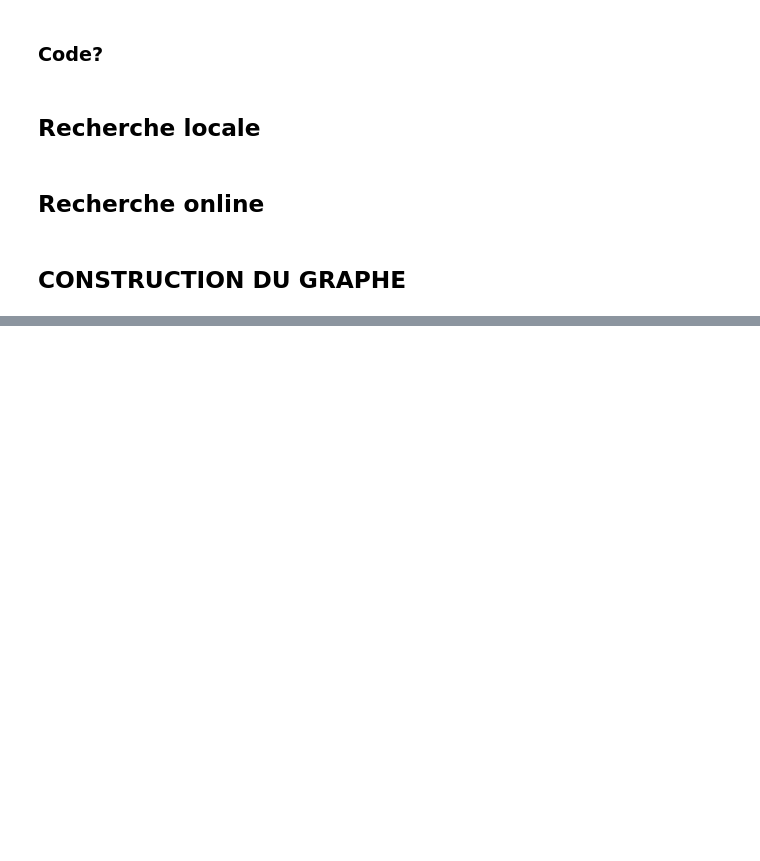
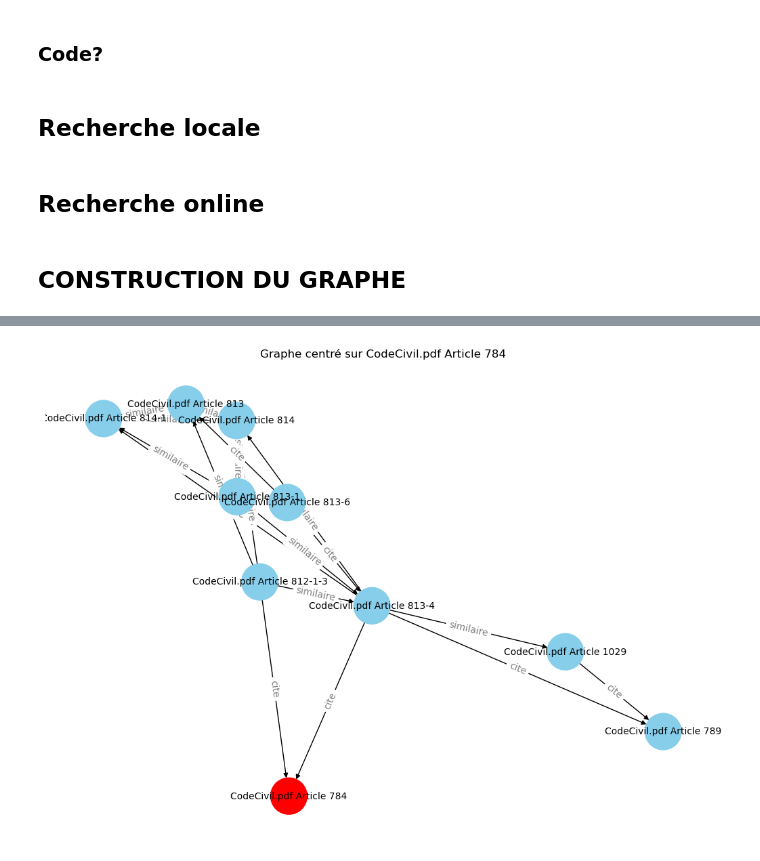
Before and after one commit to alaricourge/gen-IA, a Jupyter notebook: pipeline.ipynb, the cells around one changed output, grey strips where cells are left out. Drawn from its saved outputs; the diff is of its cells as text; code cells hidden in the pictures; blank space fills up the shorter version.

```diff
--- a/pipeline.ipynb
+++ b/pipeline.ipynb
@@ -250,7 +260,7 @@ def extract_text_from_pdfs(file_path):
             text += page.extract_text() + "\n"
     return (filename, text)
 
-def extract_articles(code):
+def extract_articles_from_pdf(code):
     text= code[1]
     parts = re.split(r'(Article\s\d+[^\n]*)', text)
     articles = []
@@ -261,10 +271,10 @@ def extract_articles(code):
     return articles
 
 
-papers = extract_text_from_pdfs("./code/CodeCivil.pdf")
+# papers = extract_text_from_pdfs("./code/CodeCivil.pdf")
 
-articles = extract_articles(papers)
+# articles = extract_articles(papers)
 # for article in articles:
 #     all_articles.append({"filename": papers[0], "title": article["title"], "content": article["content"]})
 
-print(articles[:5])
+# print(articles[:5])
@@ -357,3 +444,7 @@ def build_graph(all_articles):
+# %%
+embeddings = embed_articles(all_articles)
+index = build_faiss_index(embeddings)
+G = build_graph(all_articles)
 # %%
 def enrich_with_cross_references(G, all_articles):
     # Préparer et compiler les patterns
@@ -455,0 +568,34 @@ def enrich_with_cross_references(G, all_articles):
+# %%
+def get_subgraph_for_article(G, article_title, depth=1):
+    visited = set([article_title])
+    frontier = set([article_title])
+
+    for _ in range(depth):
+        next_frontier = set()
+        for node in frontier:
+            next_frontier.update(G.successors(node))
+            next_frontier.update(G.predecessors(node))
+        frontier = next_frontier - visited
+        visited.update(frontier)
+
+    subG = G.subgraph(visited).copy()
+    return subG
+
+def visualize_article_graph(G, article_title, depth=1):
+    subG = get_subgraph_for_article(G, article_title, depth=depth)
+
+    pos = nx.spring_layout(subG, seed=42)
+    plt.figure(figsize=(10, 7))
+
+    edge_labels = nx.get_edge_attributes(subG, 'relation')
+    node_colors = ['red' if n == article_title else 'skyblue' for n in subG.nodes]
+
+    nx.draw(subG, pos, with_labels=True, node_color=node_colors, node_size=1500, font_size=10, arrows=True)
+    nx.draw_networkx_edge_labels(subG, pos, edge_labels=edge_labels, font_color='gray')
+
+    plt.title(f"Graphe centré sur {article_title}")
+    plt.show()
+# %%
+visualize_article_graph(G, "CodeCivil.pdf Article 784", depth=2)
+# %% [output]
+[figure, added]
```
Also changed, not shown: parts of 16 cells of this notebook, 3 other files.
